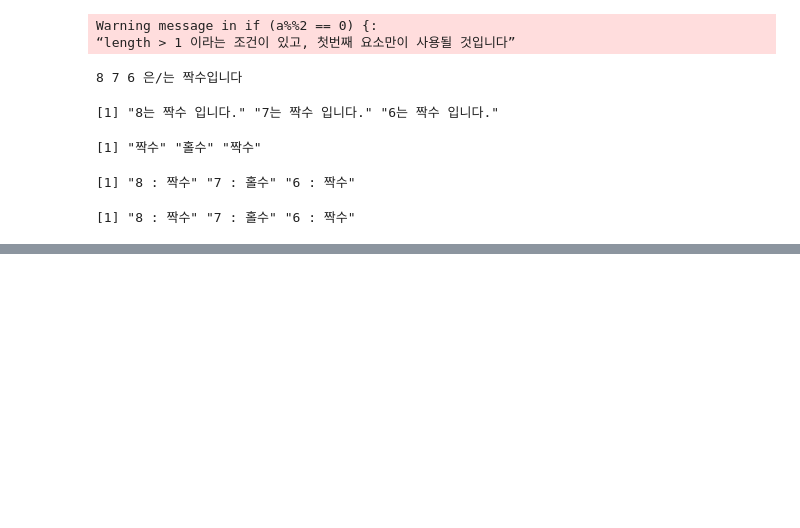
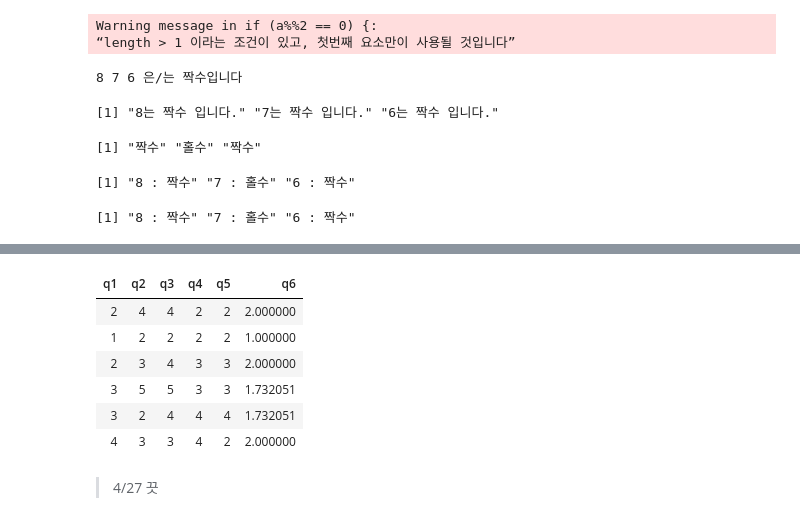
Before and after one commit to monargent0/TJRrrClass, a Jupyter notebook: 04. 제어문.ipynb, the cells around one changed output, grey strips where cells are left out. Drawn from its saved outputs; the diff is of its cells as text; code cells hidden in the pictures; blank space fills up the shorter version.

```diff
--- a/04. 제어문.ipynb
+++ b/04. 제어문.ipynb
@@ -59,0 +128,6 @@ ifelse(a %% 2 == 0, paste(a, ": 짝수") , paste(a, ": 홀수"))
+# %%
+# q1 칼럼에서 Data가 3보다 크거나 같으면 data의 제곱근을 구하고 아니면 원래 data를 출력하기
+
+q1 <- excel$q1
+
+ifelse( q1 >= 3, sqrt(q1) , q1)
@@ -59,0 +152,15 @@ ifelse(a %% 2 == 0, paste(a, ": 짝수") , paste(a, ": 홀수"))
+# %%
+# q1 컬럼에서 Data가 3보다 크거나 같으면 data의 제곱근을 구하고 아니면 원래 data를 q6이라는 컬럼을 만들어 추가하기
+
+excel$q6 <- ifelse( q1 >= 3, sqrt(q1) , q1)
+head(excel)
+# %% [output]
+| q1 | q2 | q3 | q4 | q5 | q6 |
+| 2 | 4 | 4 | 2 | 2 | 2.000000 |
+| 1 | 2 | 2 | 2 | 2 | 1.000000 |
+| 2 | 3 | 4 | 3 | 3 | 2.000000 |
+| 3 | 5 | 5 | 3 | 3 | 1.732051 |
+| 3 | 2 | 4 | 4 | 4 | 1.732051 |
+| 4 | 3 | 3 | 4 | 2 | 2.000000 |
+# %% [markdown]
+> 4/27 끗
```
Also changed, not shown: parts of 6 cells of this notebook, 1 other file.
